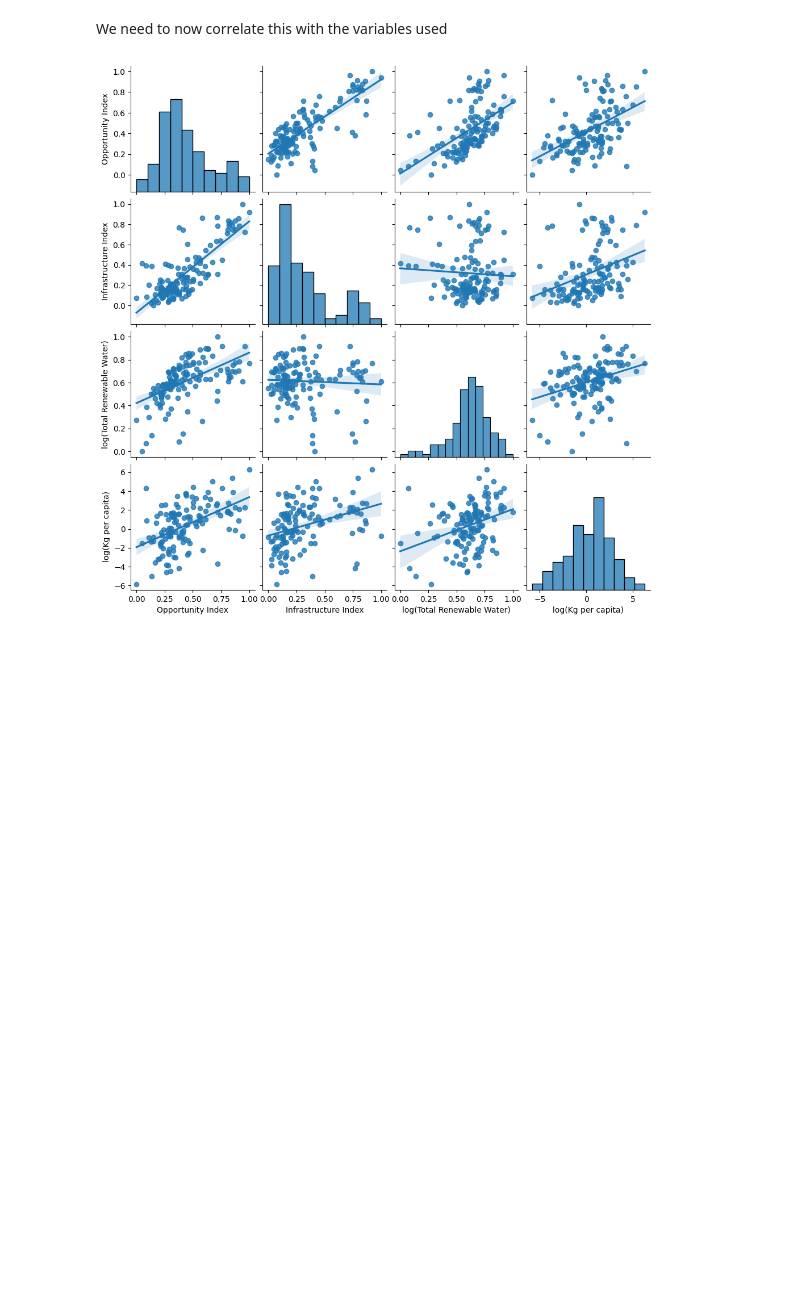
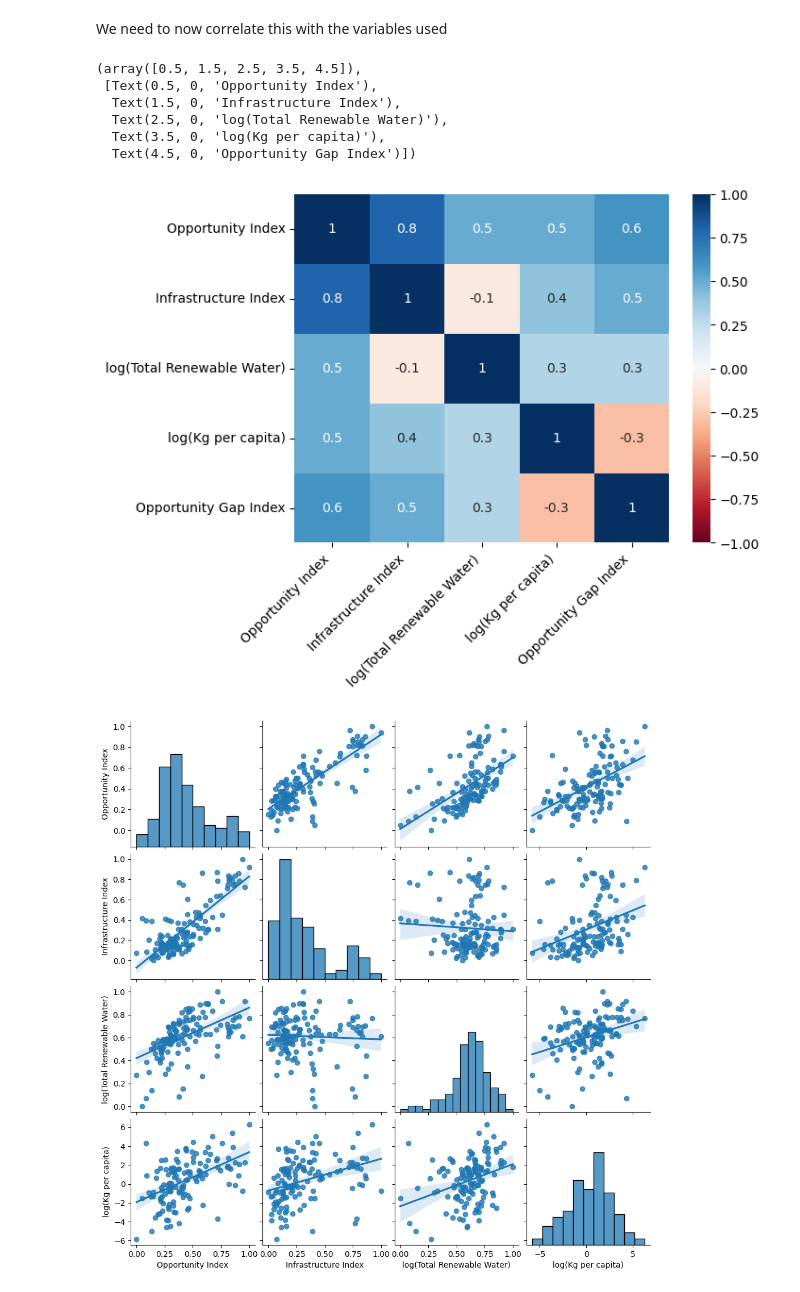
Before and after one commit to seenstevo/Pisciculture_EDA, a Jupyter notebook: src/notebooks/Metric_Of_Untapped_Potential.ipynb, the cells around one changed output. Saved outputs shown, nothing was run; the diff lists cells and outputs as text; code cells hidden in the pictures; blank space fills up the shorter version.

```diff
--- a/src/notebooks/Metric_Of_Untapped_Potential.ipynb
+++ b/src/notebooks/Metric_Of_Untapped_Potential.ipynb
@@ -231,6 +231,18 @@ g.set(title = 'Distribution of Opportunity Index Per Country');
 [figure]
 # %% [markdown]
 We need to now correlate this with the variables used
+# %%
+sns.heatmap(round(opportunity_index_by_country.drop(columns='Kg per capita').corr(), 1),
+            vmin=-1, vmax=1, cmap='RdBu', annot=True)
+plt.xticks(rotation = 45, ha="right")
+# %% [output]
+(array([0.5, 1.5, 2.5, 3.5, 4.5]),
+ [Text(0.5, 0, 'Opportunity Index'),
+  Text(1.5, 0, 'Infrastructure Index'),
+  Text(2.5, 0, 'log(Total Renewable Water)'),
+  Text(3.5, 0, 'log(Kg per capita)'),
+  Text(4.5, 0, 'Opportunity Gap Index')])
+[figure, added]
 # %%
 sns.pairplot(opportunity_index_by_country.drop(columns='Kg per capita'), kind = 'reg');
 # %% [output]
```
Also changed, not shown: parts of 11 cells of this notebook.
